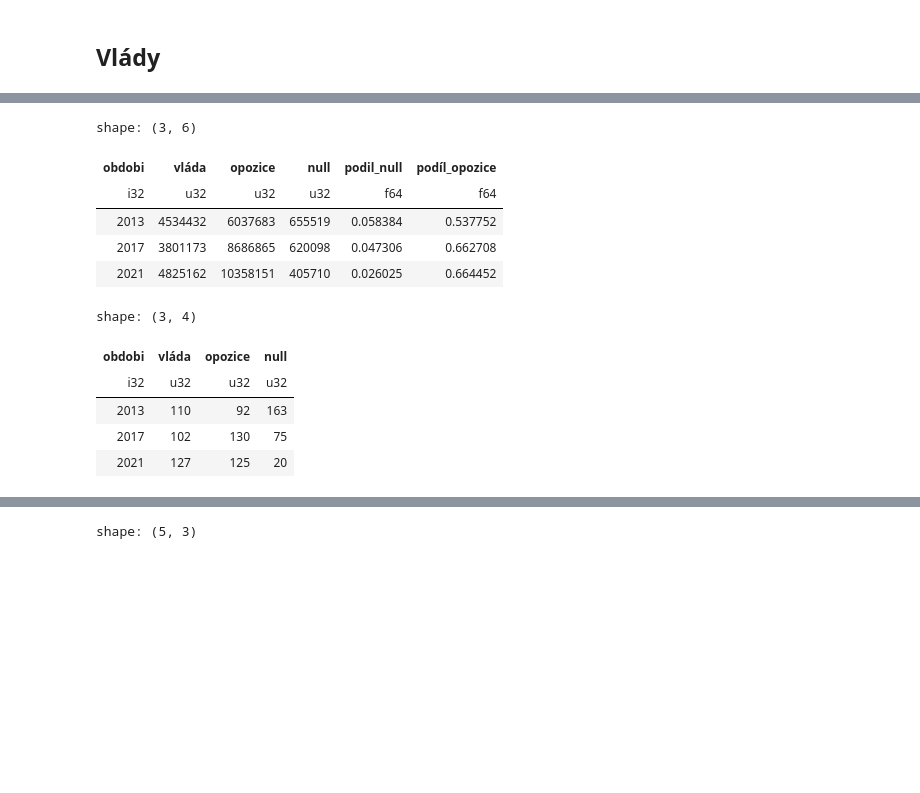
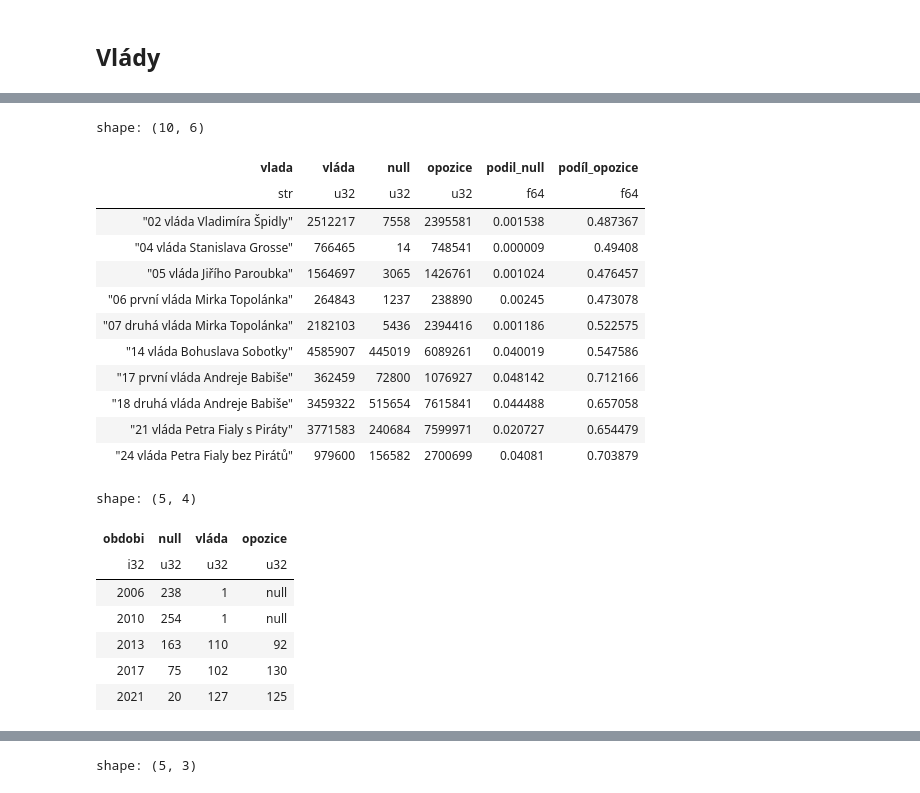
Before and after one commit to DataRozhlas/stenoprotokoly, a Jupyter notebook: 901b_mluvci.ipynb, the cells around one changed output, grey strips where cells are left out. Cells and saved outputs as stored; diff of their text form; code cells hidden in the pictures; blank space fills up the shorter version.

```diff
--- a/119_mluvci.ipynb
+++ b/901b_mluvci.ipynb
@@ -667,22 +677,22 @@ import pandas as pd
 # %%
 vlady = [
-    {'vlada': 'první vláda Václava Klause', 'vlada_od': '2. 7. 1992', 'vlada_do': '4. 7. 1996'},
-    {'vlada': 'druhá vláda Václava Klause', 'vlada_od': '4. 7. 1996', 'vlada_do': '2. 1. 1998'},
-    {'vlada': 'vláda Josefa Tošovského', 'vlada_od': '2. 1. 1998', 'vlada_do': '22. 7. 1998'},
-    {'vlada': 'vláda Miloše Zemana', 'vlada_od': '22. 7. 1998', 'vlada_do': '15. 7. 2002'},
-    {'vlada': 'vláda Vladimíra Špidly', 'vlada_od': '15. 7. 2002', 'vlada_do': '4. 8. 2004'},
-    {'vlada': 'vláda Stanislava Grosse', 'vlada_od': '4. 8. 2004', 'vlada_do': '25. 4. 2005'},
-    {'vlada': 'vláda Jiřího Paroubka', 'vlada_od': '25. 4. 2005', 'vlada_do': '4. 9. 2006'},
-    {'vlada': 'první vláda Mirka Topolánka', 'vlada_od': '4. 9. 2006', 'vlada_do': '9. 1. 2007'},
-    {'vlada': 'druhá vláda Mirka Topolánka', 'vlada_od': '9. 1. 2007', 'vlada_do': '8. 5. 2009'},
-    {'vlada': 'vláda Jana Fischera', 'vlada_od': '8. 5. 2009', 'vlada_do': '13. 7. 2010'},
-    {'vlada': 'vláda Petra Nečase', 'vlada_od': '13. 7. 2010', 'vlada_do': '10. 7. 2013'},
-    {'vlada': 'vláda Jiřího Rusnoka', 'vlada_od': '10. 7. 2013', 'vlada_do': '29. 1. 2014'},
-    {'vlada': 'vláda Bohuslava Sobotky', 'vlada_od': '29. 1. 2014', 'vlada_do': '13. 12. 2017', 'koalice_kandidatka':["ANO2011","KDU-ČSL","ČSSD"],'koalice_navrhovatel':[],'opozice_kandidatka':["KSČM","ODS","TOP09","Usvit"], 'opozice_navrhovatel':[]},
-    {'vlada': 'první vláda Andreje Babiše', 'vlada_od': '13. 12. 2017', 'vlada_do': '27. 6. 2018', 'koalice_kandidatka':["ANO2011"],'koalice_navrhovatel':[],'opozice_kandidatka':["ČSSD","TOP09","KDU-ČSL","STAN","Piráti","ODS","SPD","KSČM"],  'opozice_navrhovatel':[]},
-    {'vlada': 'druhá vláda Andreje Babiše', 'vlada_od': '27. 6. 2018', 'vlada_do': '17. 12. 2021', 'koalice_kandidatka':["ČSSD","ANO2011"],'koalice_navrhovatel':[],'opozice_kandidatka':["TOP09","KDU-ČSL","STAN","Piráti","ODS","SPD","KSČM"], 'opozice_navrhovatel':[]},
-    {'vlada': 'vláda Petra Fialy s Piráty', 'vlada_od': '17. 12. 2021', 'vlada_do': '30. 9. 2024', 'koalice_kandidatka':['SPOLU'],'koalice_navrhovatel':['STAN','ODS','KDU-ČSL','TOP09','Piráti'], 'opozice_kandidatka':['ANO2011','SPD'],'opozice_navrhovatel':[]},
-    {'vlada': 'vláda Petra Fialy bez Pirátů', 'vlada_od': '1. 10. 2024', 'vlada_do': '30. 9. 2025', 'koalice_kandidatka':['SPOLU'],'koalice_navrhovatel':['STAN','ODS','KDU-ČSL','TOP09'],'opozice_kandidatka':['ANO2011','SPD'],'opozice_navrhovatel':['Piráti']},
+    {'vlada': '92 první vláda Václava Klause', 'vlada_od': '2. 7. 1992', 'vlada_do': '4. 7. 1996'},
+    {'vlada': '96 druhá vláda Václava Klause', 'vlada_od': '4. 7. 1996', 'vlada_do': '2. 1. 1998'},
+    {'vlada': '98 vláda Josefa Tošovského', 'vlada_od': '2. 1. 1998', 'vlada_do': '22. 7. 1998'},
+    {'vlada': '02 vláda Miloše Zemana', 'vlada_od': '22. 7. 1998', 'vlada_do': '15. 7. 2002', 'koalice_kandidatka':['ČSSD'], 'opozice_kandidatka': ['ODS','US','KDU-ČSL','KSČM'], 'koalice_navrhovatel':[], 'opozice_navrhovatel':[]},
+    {'vlada': '02 vláda Vladimíra Špidly', 'vlada_od': '15. 7. 2002', 'vlada_do': '4. 8. 2004', 'koalice_kandidatka':['ČSSD','US','K'], 'opozice_kandidatka': ['ODS','KSČM'], 'koalice_navrhovatel':[], 'opozice_navrhovatel':[]},
+    {'vlada': '04 vláda Stanislava Grosse', 'vlada_od': '4. 8. 2004', 'vlada_do': '25. 4. 2005', 'koalice_kandidatka':['ČSSD','US','K'], 'opozice_kandidatka': ['ODS','KSČM'], 'koalice_navrhovatel':[], 'opozice_navrhovatel':[]},
+    {'vlada': '05 vláda Jiřího Paroubka', 'vlada_od': '25. 4. 2005', 'vlada_do': '4. 9. 2006', 'koalice_kandidatka':['ČSSD','US','K'], 'opozice_kandidatka': ['ODS','KSČM'], 'koalice_navrhovatel':[], 'opozice_navrhovatel':[]},
+    {'vlada': '06 první vláda Mirka Topolánka', 'vlada_od': '4. 9. 2006', 'vlada_do': '9. 1. 2007', 'koalice_kandidatka':['ODS','KDU-ČSL','SZ'], 'opozice_kandidatka':['ČSSD','KSČM'], 'koalice_navrhovatel':[], 'opozice_navrhovatel':[]},
+    {'vlada': '07 druhá vláda Mirka Topolánka', 'vlada_od': '9. 1. 2007', 'vlada_do': '8. 5. 2009', 'koalice_kandidatka':['ODS','KDU-ČSL','SZ'], 'opozice_kandidatka':['ČSSD','KSČM'], 'koalice_navrhovatel':[], 'opozice_navrhovatel':[]},
+    {'vlada': '09 vláda Jana Fischera', 'vlada_od': '8. 5. 2009', 'vlada_do': '13. 7. 2010'},
+    {'vlada': '10 vláda Petra Nečase', 'vlada_od': '13. 7. 2010', 'vlada_do': '10. 7. 2013'},
+    {'vlada': '13 vláda Jiřího Rusnoka', 'vlada_od': '10. 7. 2013', 'vlada_do': '29. 1. 2014'},
+    {'vlada': '14 vláda Bohuslava Sobotky', 'vlada_od': '29. 1. 2014', 'vlada_do': '13. 12. 2017', 'koalice_kandidatka':["ANO2011","KDU-ČSL","ČSSD"],'koalice_navrhovatel':[],'opozice_kandidatka':["KSČM","ODS","TOP09","Usvit"], 'opozice_navrhovatel':[]},
+    {'vlada': '17 první vláda Andreje Babiše', 'vlada_od': '13. 12. 2017', 'vlada_do': '27. 6. 2018', 'koalice_kandidatka':["ANO2011"],'koalice_navrhovatel':[],'opozice_kandidatka':["ČSSD","TOP09","KDU-ČSL","STAN","Piráti","ODS","SPD","KSČM"],  'opozice_navrhovatel':[]},
+    {'vlada': '18 druhá vláda Andreje Babiše', 'vlada_od': '27. 6. 2018', 'vlada_do': '17. 12. 2021', 'koalice_kandidatka':["ČSSD","ANO2011"],'koalice_navrhovatel':[],'opozice_kandidatka':["TOP09","KDU-ČSL","STAN","Piráti","ODS","SPD","KSČM"], 'opozice_navrhovatel':[]},
+    {'vlada': '21 vláda Petra Fialy s Piráty', 'vlada_od': '17. 12. 2021', 'vlada_do': '30. 9. 2024', 'koalice_kandidatka':['SPOLU'],'koalice_navrhovatel':['STAN','ODS','KDU-ČSL','TOP09','Piráti'], 'opozice_kandidatka':['ANO2011','SPD'],'opozice_navrhovatel':[]},
+    {'vlada': '24 vláda Petra Fialy bez Pirátů', 'vlada_od': '1. 10. 2024', 'vlada_do': '30. 9. 2025', 'koalice_kandidatka':['SPOLU'],'koalice_navrhovatel':['STAN','ODS','KDU-ČSL','TOP09'],'opozice_kandidatka':['ANO2011','SPD'],'opozice_navrhovatel':['Piráti']},
 ]
 
 vlady = pl.DataFrame(
@@ -723,6 +731,6 @@ shape: (10, 8)
 # %%
 df_vlady = df.filter(
-    pl.col("obdobi") >= 2013
+    pl.col("obdobi") >= 1996
 ).join(vlady, how='left', on='datum').with_columns(
     pl.when(
         pl.col('mluvci_id').str.contains('vlada.cz')
@@ -749,31 +757,40 @@ df_vlady = df.filter(
     by='datum'
 )
 # %%
-df_vlady.group_by(['obdobi','vlada_opo']).agg(pl.col('pocet_slov').sum()).sort(by=['obdobi']).pivot(
-    index='obdobi',on='vlada_opo'
+df_vlady.group_by(['vlada','vlada_opo']).agg(pl.col('pocet_slov').sum()).sort(by=['vlada']).pivot(
+    index='vlada',on='vlada_opo'
 ).with_columns(
     (pl.col("null") / (pl.col("null") + pl.col("vláda") + pl.col("opozice"))).alias("podil_null")
 ).with_columns(
     (pl.col("opozice") / (pl.col("null") + pl.col("vláda") + pl.col("opozice"))).alias("podíl_opozice")
-)
+).filter(pl.col('podil_null') < 0.05)
 # %% [output]
-shape: (3, 6)
+shape: (10, 6)
-| obdobi | vláda | opozice | null | podil_null | podíl_opozice |
-| i32 | u32 | u32 | u32 | f64 | f64 |
-| 2013 | 4534432 | 6037683 | 655519 | 0.058384 | 0.537752 |
-| 2017 | 3801173 | 8686865 | 620098 | 0.047306 | 0.662708 |
-| 2021 | 4825162 | 10358151 | 405710 | 0.026025 | 0.664452 |
+| vlada | vláda | null | opozice | podil_null | podíl_opozice |
+| str | u32 | u32 | u32 | f64 | f64 |
+| "02 vláda Vladimíra Špidly" | 2512217 | 7558 | 2395581 | 0.001538 | 0.487367 |
+| "04 vláda Stanislava Grosse" | 766465 | 14 | 748541 | 0.000009 | 0.49408 |
+| "05 vláda Jiřího Paroubka" | 1564697 | 3065 | 1426761 | 0.001024 | 0.476457 |
+| "06 první vláda Mirka Topolánka" | 264843 | 1237 | 238890 | 0.00245 | 0.473078 |
+| "07 druhá vláda Mirka Topolánka" | 2182103 | 5436 | 2394416 | 0.001186 | 0.522575 |
+| "14 vláda Bohuslava Sobotky" | 4585907 | 445019 | 6089261 | 0.040019 | 0.547586 |
+| "17 první vláda Andreje Babiše" | 362459 | 72800 | 1076927 | 0.048142 | 0.712166 |
+| "18 druhá vláda Andreje Babiše" | 3459322 | 515654 | 7615841 | 0.044488 | 0.657058 |
+| "21 vláda Petra Fialy s Piráty" | 3771583 | 240684 | 7599971 | 0.020727 | 0.654479 |
+| "24 vláda Petra Fialy bez Pirátů" | 979600 | 156582 | 2700699 | 0.04081 | 0.703879 |
 # %%
 df_vlady.group_by(['obdobi','vlada_opo']).agg(pl.col('id').unique().len()).sort(by=['obdobi']).pivot(
     index='obdobi',on='vlada_opo'
 )
 # %% [output]
-shape: (3, 4)
+shape: (5, 4)
-| obdobi | vláda | opozice | null |
+| obdobi | null | vláda | opozice |
 | i32 | u32 | u32 | u32 |
-| 2013 | 110 | 92 | 163 |
-| 2017 | 102 | 130 | 75 |
-| 2021 | 127 | 125 | 20 |
+| 2006 | 238 | 1 | null |
+| 2010 | 254 | 1 | null |
+| 2013 | 163 | 110 | 92 |
+| 2017 | 75 | 102 | 130 |
+| 2021 | 20 | 127 | 125 |
 # %%
 df_vlady.filter((pl.col('obdobi') == 2021) & (pl.col('vlada_opo') == 'opozice')).select(pl.col('mluvci','id')).unique()
 # %% [output]
```
Also changed, not shown: parts of 31 cells of this notebook, 18 other files.
